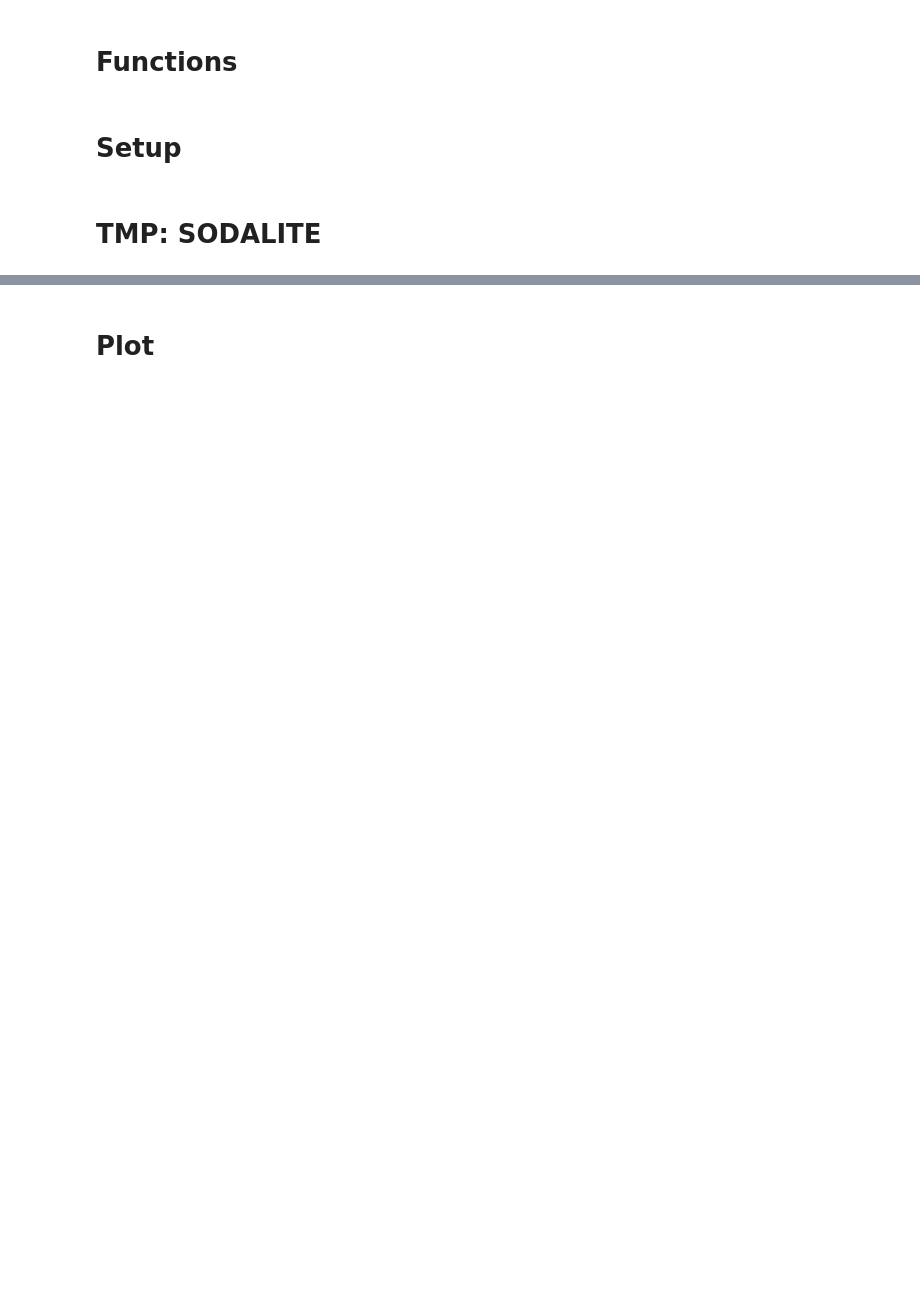
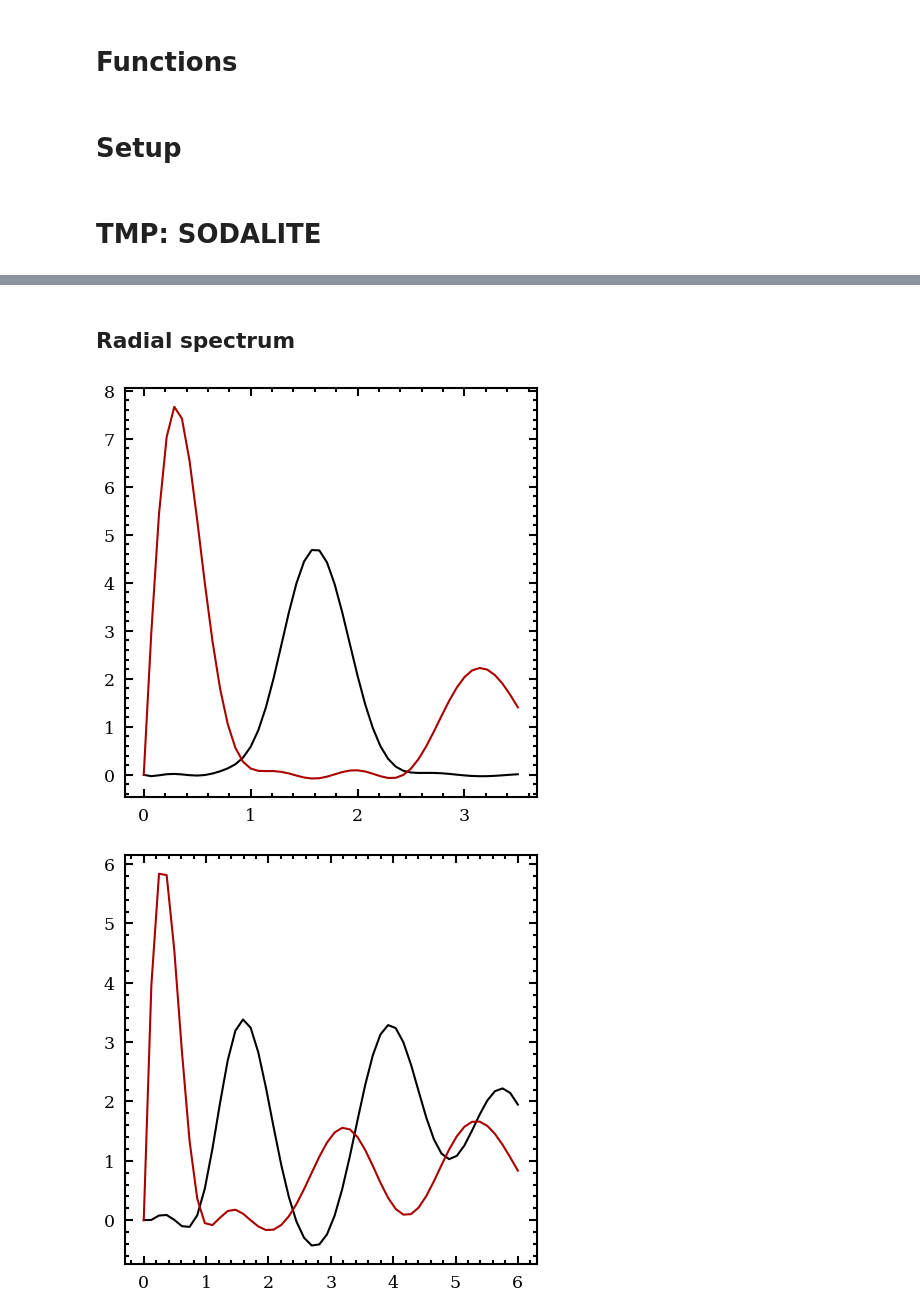
Before and after one commit to bhelfrecht/zeolites_iza-deem, a Jupyter notebook: Scripts/Analysis/soap_density_analysis.ipynb, the cells around one changed output, grey strips where cells are left out. Cells and saved outputs as stored; diff of their text form; code cells hidden in the pictures; blank space fills up the shorter version.

Commit message:
Add real space radial spectrum analysis for sodalite

```diff
--- a/Scripts/Analysis/soap_density_analysis.ipynb
+++ b/Scripts/Analysis/soap_density_analysis.ipynb
@@ -265,13 +242,14 @@ def make_plot(output, r_grid, p_grid, density, density_highlight=None,
             ),
         ),
         font=dict(size=14, family='Serif'),
-        autosize=False, width=800, height=800
+        autosize=False, width=800, height=800,
+        #margin=dict(t=5, b=5)
     )
 
     fig.show()
 
     fig.write_html(f'{output}.html')
-    fig.write_image(f'{output}.png')
+    fig.write_image(f'{output}.pdf')
 # %% [markdown]
 # Setup
 # %%
@@ -345,12 +325,13 @@ for cutoff in cutoffs:
     soaps_sod[cutoff] = librascal_soap(
         sod, [14],
         **soap_hyperparameters,
+        soap_type='PowerSpectrum',
         interaction_cutoff=cutoff,
         normalize=False,
         average=True
     )
 
-    soaps_sod[cutoff] = np.mean(soaps_sod[cutoff], axis=0)
+    soaps_sod[cutoff] = soaps_sod[cutoff][0]
 
     linear_dir = f'{model_dir}/{cutoff}/Linear_Models/LSVC-LPCovR'
 
@@ -375,19 +356,16 @@ for cutoff in cutoffs:
         soap_hyperparameters['max_angular']
     )
 
-    # Compute density
+    # Compute power spectrum density
     density_sod[cutoff] = compute_soap_density(
-        soap_hyperparameters['max_radial'],
-        soap_hyperparameters['max_angular'],
-        cutoff, soaps_sod[cutoff],
-        r_grid[cutoff], p_grid,
+        soaps_sod[cutoff], cutoff,
+        soap_hyperparameters['max_radial'], r_grid[cutoff],
+        soap_hyperparameters['max_angular'], p_grid,
         chunk_size_r=10, chunk_size_p=10
     )
 
     sod_neighbor_rrw[cutoff], sod_neighbor_idxs[cutoff] = \
         rrw_neighbors(sod[0], [14], [8, 14], cutoff, self_interaction=True)
-# %% [markdown]
-# Plot
 # %%
 for cutoff in cutoffs:
     linear_dir = f'{model_dir}/{cutoff}/Linear_Models/LSVC-LPCovR'
@@ -441,3 +419,5 @@ for cutoff in cutoffs:
                     species_pair_name=group_name,
                     scatter=True, annotate=[]
                 )
+# %% [markdown]
+## Radial spectrum
@@ -443,0 +471,8 @@ for cutoff in cutoffs:
+# %%
+for cutoff in cutoffs:
+    plt.plot(r_grid[cutoff], density_sod[cutoff][0, 0, :])
+    plt.plot(r_grid[cutoff], density_sod[cutoff][0, 1, :])
+    plt.show()
+# %% [output]
+[figure, added]
+[figure, added]
```
Also changed, not shown: parts of 5 cells of this notebook.
